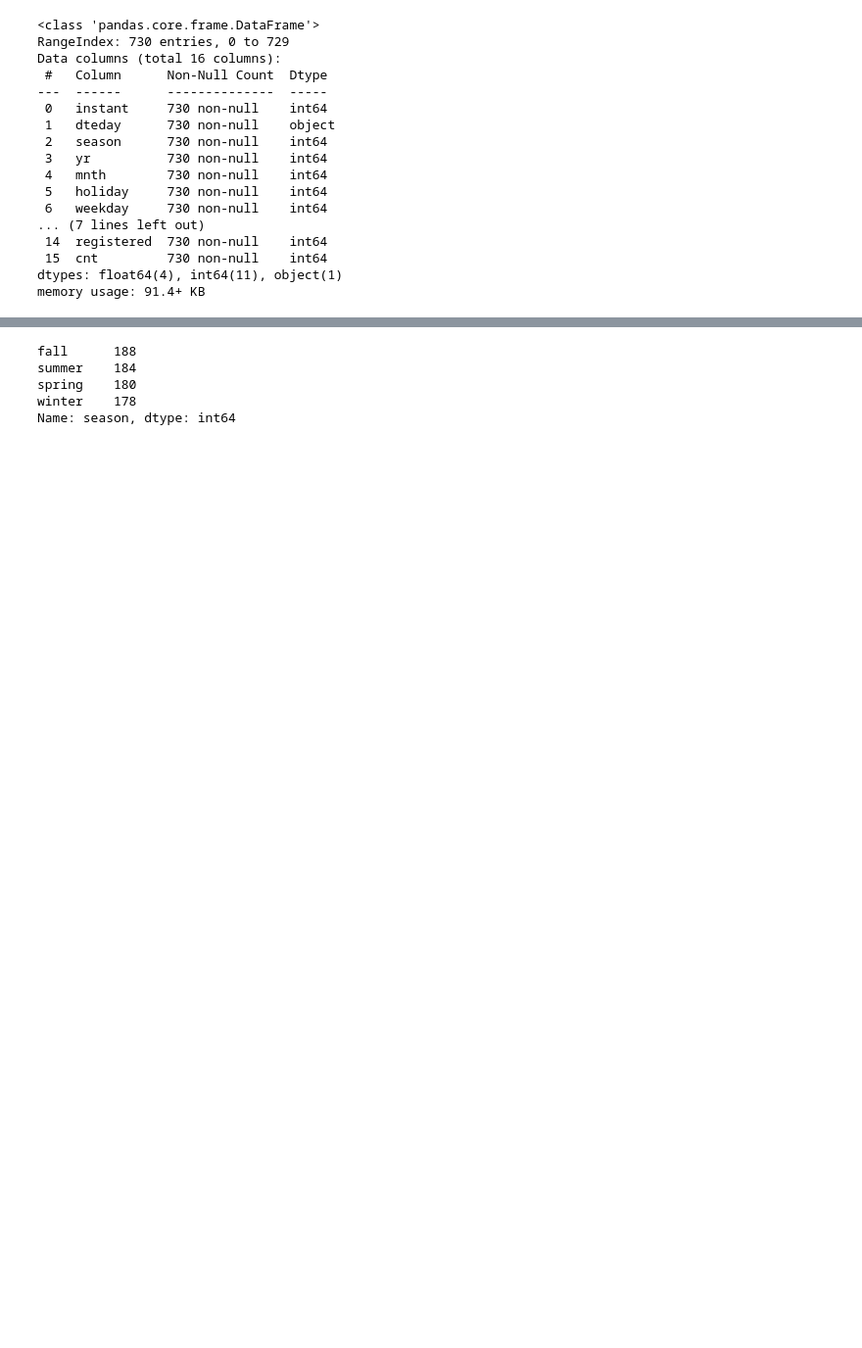
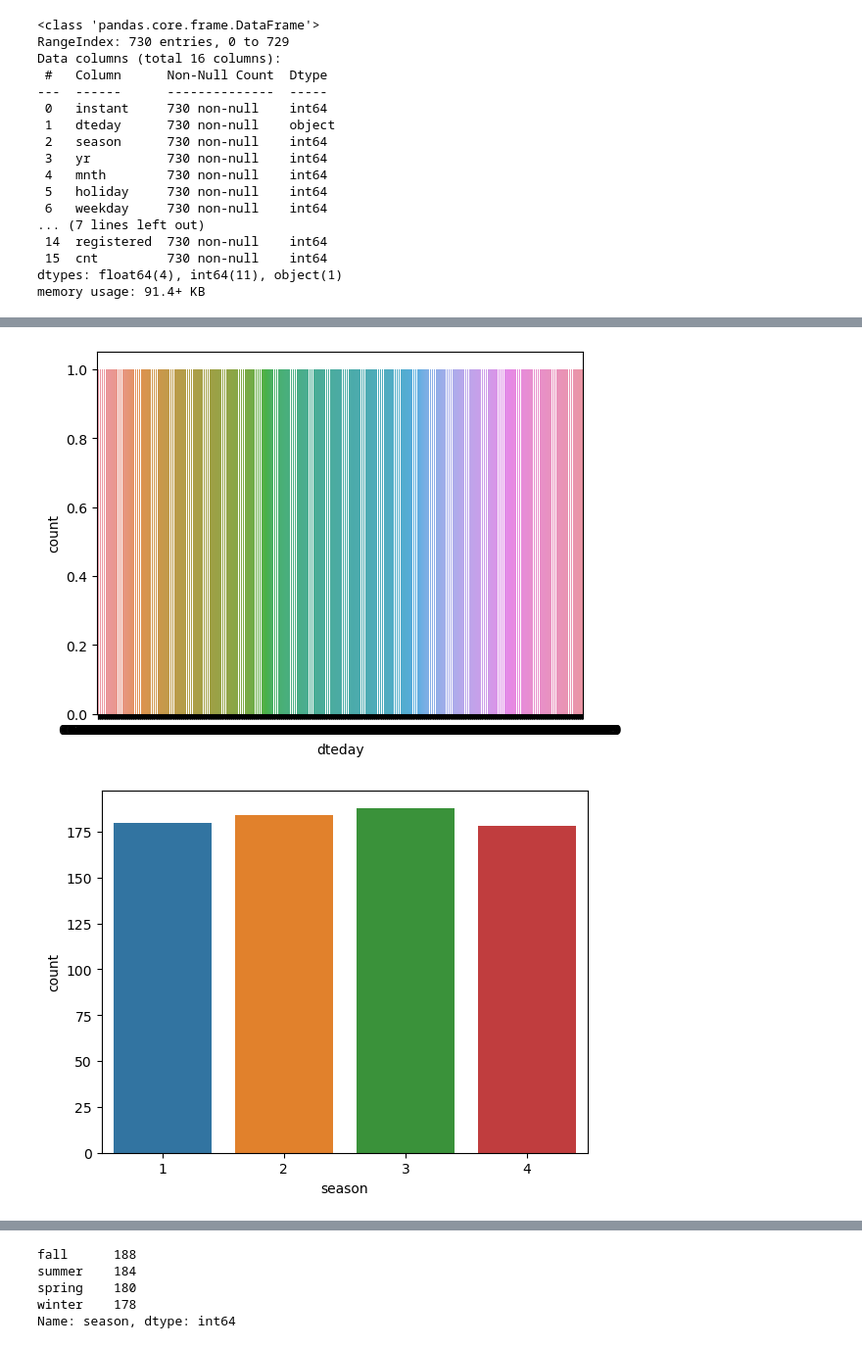
Before and after one commit to razranjan/Linear_regression, a Jupyter notebook: bike_sharing_assignment.ipynb, the cells around one changed output, grey strips where cells are left out. Shown at 98% size. Saved outputs shown, nothing was run; the diff lists cells and outputs as text; code cells hidden in the pictures; blank space fills up the shorter version.

```diff
--- a/bike_sharing_assignment.ipynb
+++ b/bike_sharing_assignment.ipynb
@@ -47,0 +128,7 @@ memory usage: 91.4+ KB
+# %%
+for i in cat_cols:
+    sns.countplot(x=df[i])
+    plt.show()
+# %% [output]
+[figure, added]
+[figure, added]
```
Also changed, not shown: parts of 145 cells of this notebook.
